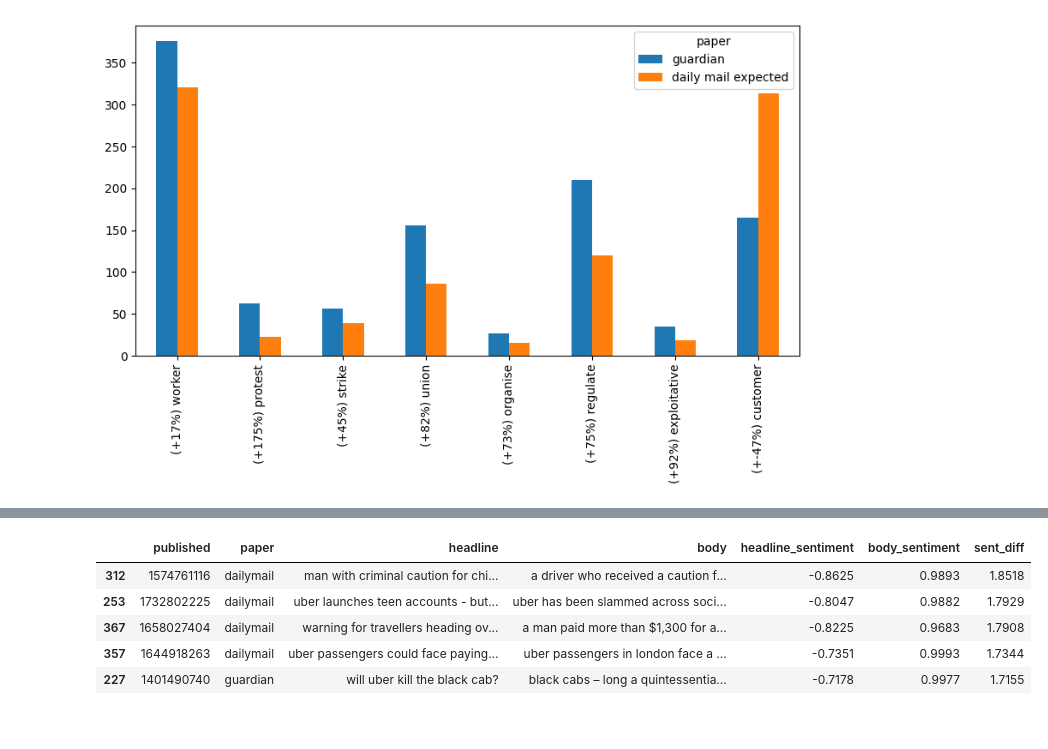
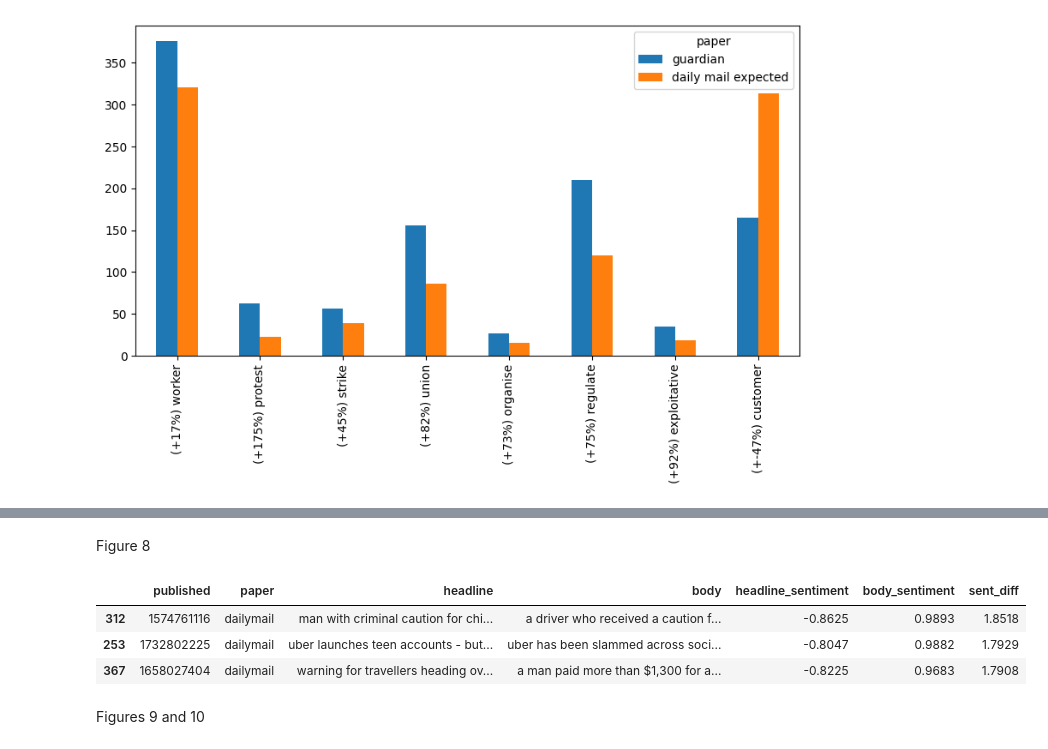
Before and after one commit to dmh21za/compmeth, a Jupyter notebook: analysis.ipynb, the cells around one changed output, grey strips where cells are left out. Saved outputs shown, nothing was run; the diff lists cells and outputs as text; code cells hidden in the pictures.

```diff
--- a/analysis.ipynb
+++ b/analysis.ipynb
@@ -1233,19 +753,21 @@ Pearson test coefficient for dailymail: PearsonRResult(statistic=np.float64(0.29
 [figure]
 [figure]
 [figure]
+# %% [markdown]
+Figure 8
 # %%
 # sort by body sentiment
 # this shows the articles with biggest difference between headline and body sentiment
 df["sent_diff"] = abs(df['headline_sentiment'] - df['body_sentiment'])
 df.sort_values(by=['sent_diff'], ascending=False, inplace=True)
-df.head(5)
+df.head(3)
 # %% [output]
 |  | published | paper | headline | body | headline_sentiment | body_sentiment | sent_diff |
 | 312 | 1574761116 | dailymail | man with criminal caution for chi... | a driver who received a caution f... | -0.8625 | 0.9893 | 1.8518 |
 | 253 | 1732802225 | dailymail | uber launches teen accounts - but... | uber has been slammed across soci... | -0.8047 | 0.9882 | 1.7929 |
 | 367 | 1658027404 | dailymail | warning for travellers heading ov... | a man paid more than $1,300 for a... | -0.8225 | 0.9683 | 1.7908 |
-| 357 | 1644918263 | dailymail | uber passengers could face paying... | uber passengers in london face a ... | -0.7351 | 0.9993 | 1.7344 |
-| 227 | 1401490740 | guardian | will uber kill the black cab? | black cabs – long a quintessentia... | -0.7178 | 0.9977 | 1.7155 |
+# %% [markdown]
+Figures 9 and 10
 # %%
 # i'll use headline as proxy for article to gauge sentiment
 # produce a histogram of df's headline_sentiment
```
Also changed, not shown: parts of 34 cells of this notebook.
